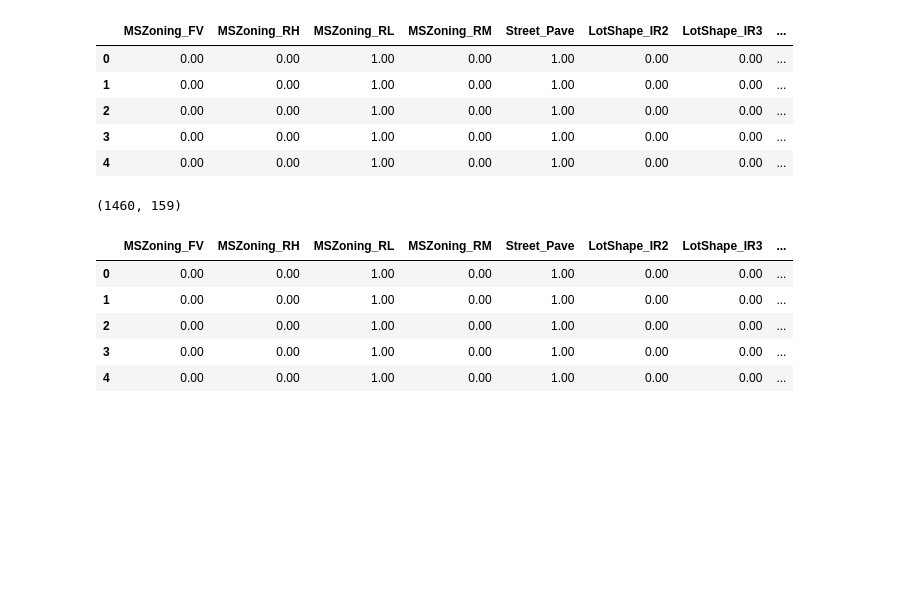
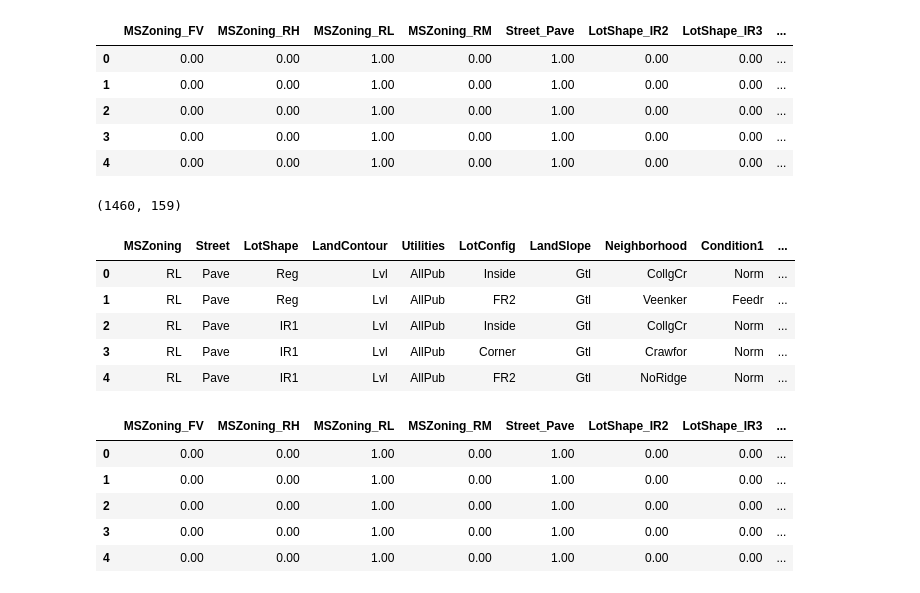
Before and after one commit to Justdek-code/data-science, a Jupyter notebook: house_prices_prediction/house_prices_prediction_solution2.ipynb, the cells around one changed output. Drawn from its saved outputs; the diff is of its cells as text; code cells hidden in the pictures; blank space fills up the shorter version.

Commit message:
set up full pipeline for numerical and categorical data

```diff
--- a/house_prices_prediction/house_prices_prediction_solution2.ipynb
+++ b/house_prices_prediction/house_prices_prediction_solution2.ipynb
@@ -586,30 +604,23 @@ dtype: int64
 # %%
 class CategoricalImputer(BaseEstimator, TransformerMixin):
 
-    def __init__(self, train_data, train_target_data, predicting_data=None):
-        self.train_data = train_data.copy()
-        self.train_target_data = train_target_data.copy()
+    def __init__(self):
+        self.train_data = numerical_data.copy()
+        self.train_target_data = categorical_data.copy()
 
-        if predicting_data == None:
-            self.predicting_data = train_data.copy()
-        else:
-            self.predicting_data = test_train_data.copy()
 
-    def fit(self, X, predicting_data=None):
-        if predicting_data != None:
-            self.predicting_data = predicting_data
-
+    def fit(self, X):
         return self
 
     def transform(self, X):
-        self.predicting_data = X.select_dtypes(['int64', 'float64'])
-        self.predicting_data = self.predicting_data[list(self.train_data)]
-        self.predicting_target_data = X.select_dtypes(['object']).copy()
+        predicting_data = X.select_dtypes(['int64', 'float64'])
+        predicting_data = predicting_data[list(self.train_data)]
+        predicting_target_data = X.select_dtypes(['object']).copy()
 
-        features_with_null = search_null_values(self.predicting_target_data).index.values.tolist()
+        features_with_null = search_null_values(predicting_target_data).index.values.tolist()
 
         for feature in features_with_null:
-            null_rows = self.predicting_target_data[feature].isna()
+            null_rows = predicting_target_data[feature].isna()
 
             X_train = self.train_data[~null_rows]
             y_train = None
@@ -618,7 +629,7 @@ class CategoricalImputer(BaseEstimator, TransformerMixin):
                 y_train = self.train_target_data[feature]
             except Exception as e:
                 print("data frame doesn't have such feature: ", feature)
-                self.predicting_target_data = self.predicting_target_data.drop(feature, axis=1)
+                predicting_target_data = predicting_target_data.drop(feature, axis=1)
                 continue
 
             y_train = y_train[~null_rows].astype(str)
@@ -626,9 +637,9 @@ class CategoricalImputer(BaseEstimator, TransformerMixin):
             clf = self.train_model(X_train, y_train, feature)
 
             for row in null_rows.index.to_numpy():
-                self.predicting_target_data.loc[row, feature] = clf.predict([self.predicting_data.loc[row, :]])[0]
+                predicting_target_data.loc[row, feature] = clf.predict([predicting_data.loc[row, :]])[0]
 
-        return self.predicting_target_data
+        return predicting_target_data
 
     def train_model(self, X, y, feature):
         params = {'max_depth': [8, 11, 15], 'class_weight': ['balanced']}
@@ -639,8 +650,8 @@ class CategoricalImputer(BaseEstimator, TransformerMixin):
 
         return grid_search.best_estimator_
 # %%
-cat_imputer = CategoricalImputer(numerical_data, categorical_data)
+cat_imputer = CategoricalImputer()
 # %%
-output = cat_imputer.fit_transform(df)
+output = cat_imputer.transform(df)
 # %% [output]
 data frame doesn't have such feature:  Alley
@@ -750,5 +760,14 @@ class Encoder(BaseEstimator, TransformerMixin):
 
         return X
+# %%
+categorical_data.head()
+# %% [output]
+|  | MSZoning | Street | LotShape | LandContour | Utilities | LotConfig | LandSlope | Neighborhood | Condition1 | ... |
+| 0 | RL | Pave | Reg | Lvl | AllPub | Inside | Gtl | CollgCr | Norm | ... |
+| 1 | RL | Pave | Reg | Lvl | AllPub | FR2 | Gtl | Veenker | Feedr | ... |
+| 2 | RL | Pave | IR1 | Lvl | AllPub | Inside | Gtl | CollgCr | Norm | ... |
+| 3 | RL | Pave | IR1 | Lvl | AllPub | Corner | Gtl | Crawfor | Norm | ... |
+| 4 | RL | Pave | IR1 | Lvl | AllPub | FR2 | Gtl | NoRidge | Norm | ... |
 # %%
 test_encoder = Encoder()
 test_encoder.fit_transform(categorical_data).head()
```
Also changed, not shown: parts of 27 cells of this notebook.
